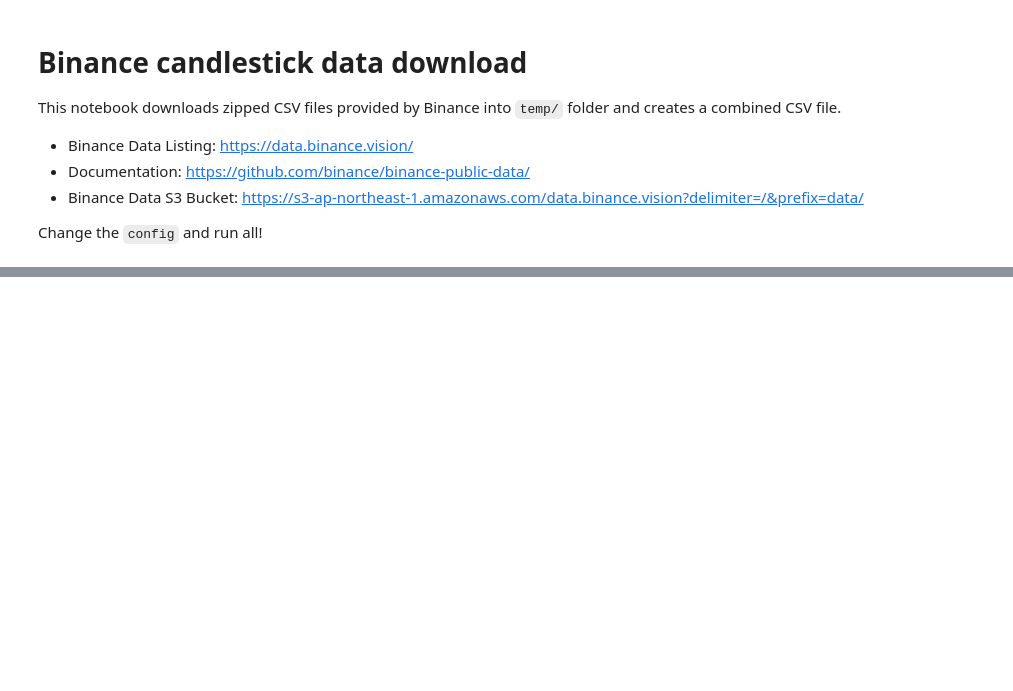
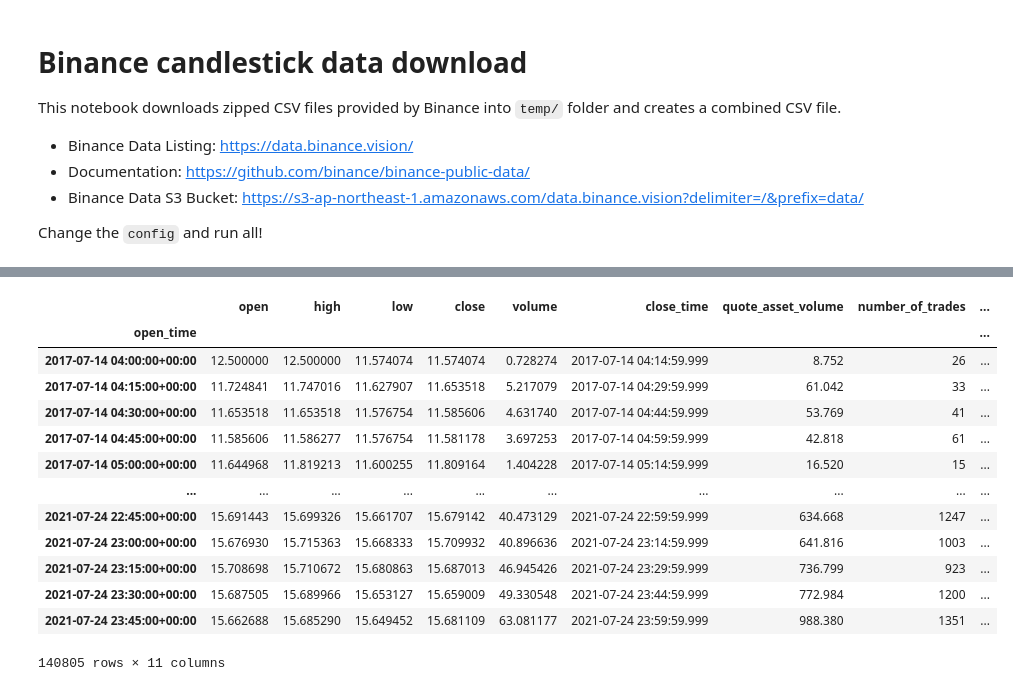
Before and after one commit to mads-swaps/swap-for-profit, a Jupyter notebook: fetch_data/binance_fetch_klines.ipynb, the cells around one changed output, grey strips where cells are left out. Cells and saved outputs as stored; diff of their text form; code cells hidden in the pictures; blank space fills up the shorter version.

Commit message:
Now supports reverse coin trades

```diff
--- a/fetch_data/binance_fetch_klines.ipynb
+++ b/fetch_data/binance_fetch_klines.ipynb
@@ -69,0 +80,24 @@ Number of rows: 138405
+# %%
+# Reverse version
+reverse_df = df.copy()
+reverse_df[['open','low','high','close']] = 1/reverse_df[['open','high','low','close']]
+reverse_df[['volume','quote_asset_volume','taker_buy_base_asset_volume','taker_buy_quote_asset_volume']] = reverse_df[['quote_asset_volume','volume','taker_buy_quote_asset_volume','taker_buy_base_asset_volume']]
+reverse_df['pair_id'] = reverse_df['pair_id']*-1 -1
+# %%
+reverse_df.to_csv(f"{config['pair_id']}_klines_{config['symbol']}_{config['dfreq']}_reverse.csv")
+reverse_df
+# %% [output]
+|  | open | high | low | close | volume | close_time | quote_asset_volume | number_of_trades | ... |
+| open_time |  |  |  |  |  |  |  |  | ... |
+| 2017-07-14 04:00:00+00:00 | 12.500000 | 12.500000 | 11.574074 | 11.574074 | 0.728274 | 2017-07-14 04:14:59.999 | 8.752 | 26 | ... |
+| 2017-07-14 04:15:00+00:00 | 11.724841 | 11.747016 | 11.627907 | 11.653518 | 5.217079 | 2017-07-14 04:29:59.999 | 61.042 | 33 | ... |
+| 2017-07-14 04:30:00+00:00 | 11.653518 | 11.653518 | 11.576754 | 11.585606 | 4.631740 | 2017-07-14 04:44:59.999 | 53.769 | 41 | ... |
+| 2017-07-14 04:45:00+00:00 | 11.585606 | 11.586277 | 11.576754 | 11.581178 | 3.697253 | 2017-07-14 04:59:59.999 | 42.818 | 61 | ... |
+| 2017-07-14 05:00:00+00:00 | 11.644968 | 11.819213 | 11.600255 | 11.809164 | 1.404228 | 2017-07-14 05:14:59.999 | 16.520 | 15 | ... |
+| ... | ... | ... | ... | ... | ... | ... | ... | ... | ... |
+| 2021-07-24 22:45:00+00:00 | 15.691443 | 15.699326 | 15.661707 | 15.679142 | 40.473129 | 2021-07-24 22:59:59.999 | 634.668 | 1247 | ... |
+| 2021-07-24 23:00:00+00:00 | 15.676930 | 15.715363 | 15.668333 | 15.709932 | 40.896636 | 2021-07-24 23:14:59.999 | 641.816 | 1003 | ... |
+| 2021-07-24 23:15:00+00:00 | 15.708698 | 15.710672 | 15.680863 | 15.687013 | 46.945426 | 2021-07-24 23:29:59.999 | 736.799 | 923 | ... |
+| 2021-07-24 23:30:00+00:00 | 15.687505 | 15.689966 | 15.653127 | 15.659009 | 49.330548 | 2021-07-24 23:44:59.999 | 772.984 | 1200 | ... |
+| 2021-07-24 23:45:00+00:00 | 15.662688 | 15.685290 | 15.649452 | 15.681109 | 63.081177 | 2021-07-24 23:59:59.999 | 988.380 | 1351 | ... |
+140805 rows × 11 columns
```
Also changed, not shown: parts of 2 cells of this notebook, 13 other files.
